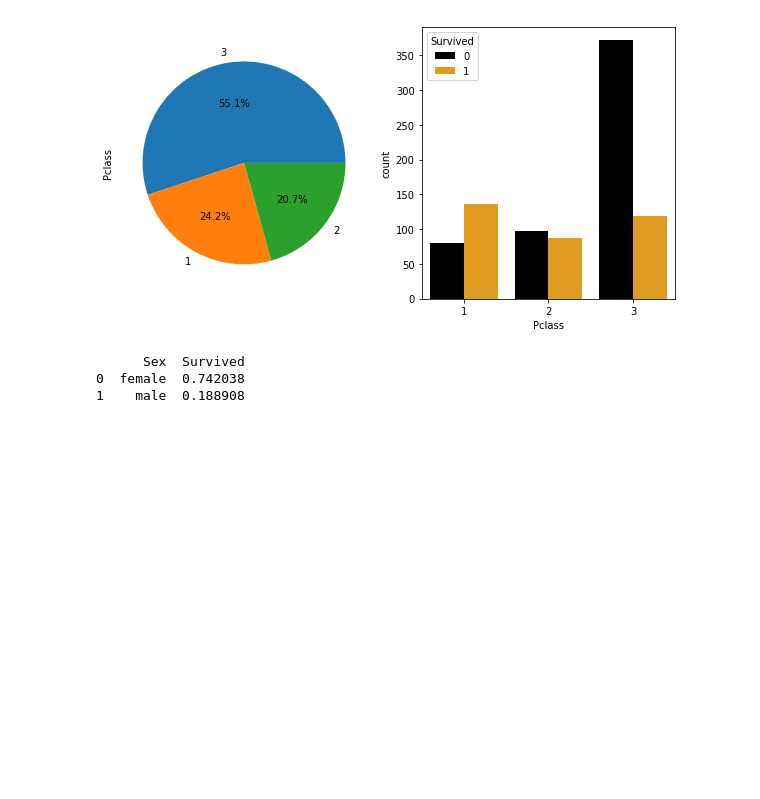
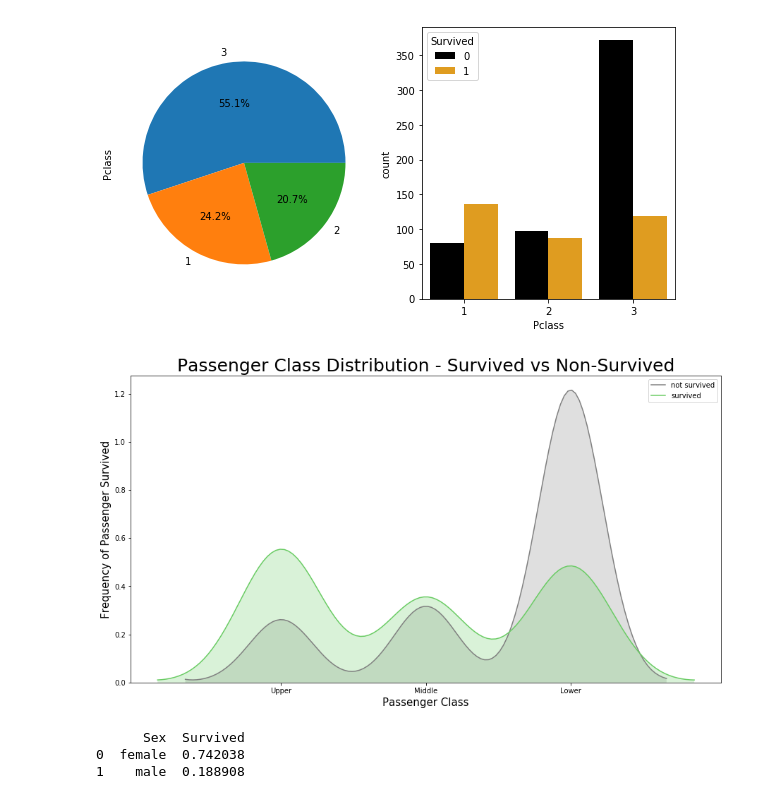
Before and after one commit to nhancv/nc-kaggle-ml, a Jupyter notebook: titanic/src/titanic-anomous.ipynb, the cells around one changed output. Cells and saved outputs as stored; diff of their text form; code cells hidden in the pictures; blank space fills up the shorter version.

```diff
--- a/titanic/src/titanic-anomous.ipynb
+++ b/titanic/src/titanic-anomous.ipynb
@@ -112,6 +173,26 @@ cat_plot(train_df, 'Pclass','Survived', survival_palette)
 1       2  0.472826
 2       3  0.242363
 [figure]
+# %%
+# Kernel Density Plot
+fig = plt.figure(figsize=(15,8),)
+## I have included to different ways to code a plot below, choose the one that suites you.
+ax=sns.kdeplot(train_df.Pclass[train_df.Survived == 0] ,
+               color='gray',
+               shade=True,
+               label='not survived')
+ax=sns.kdeplot(train_df.loc[(train_df['Survived'] == 1),'Pclass'] ,
+               color='g',
+               shade=True,
+               label='survived')
+plt.title('Passenger Class Distribution - Survived vs Non-Survived', fontsize = 25)
+plt.ylabel("Frequency of Passenger Survived", fontsize = 15)
+plt.xlabel("Passenger Class", fontsize = 15)
+## Converting xticks into words for better understanding
+labels = ['Upper', 'Middle', 'Lower']
+plt.xticks(sorted(train_df.Pclass.unique()), labels);
+# %% [output]
+[figure, added]
 # %%
 print(train_df[["Sex", "Survived"]].groupby(['Sex'], as_index=False).mean().sort_values(by='Survived', ascending=False))
 cat_plot(train_df, 'Sex','Survived', survival_palette)
```
Also changed, not shown: parts of 13 cells of this notebook, 2 other files.
